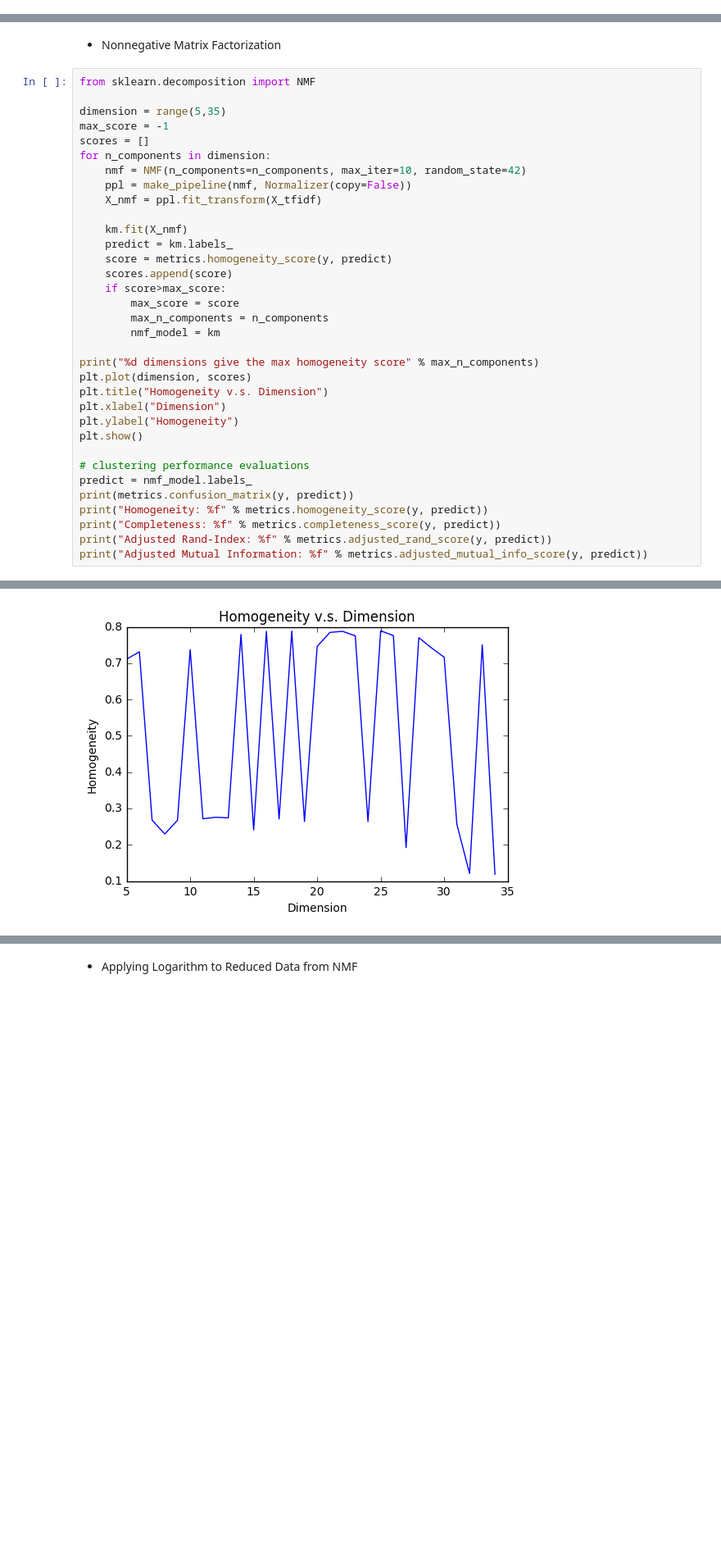
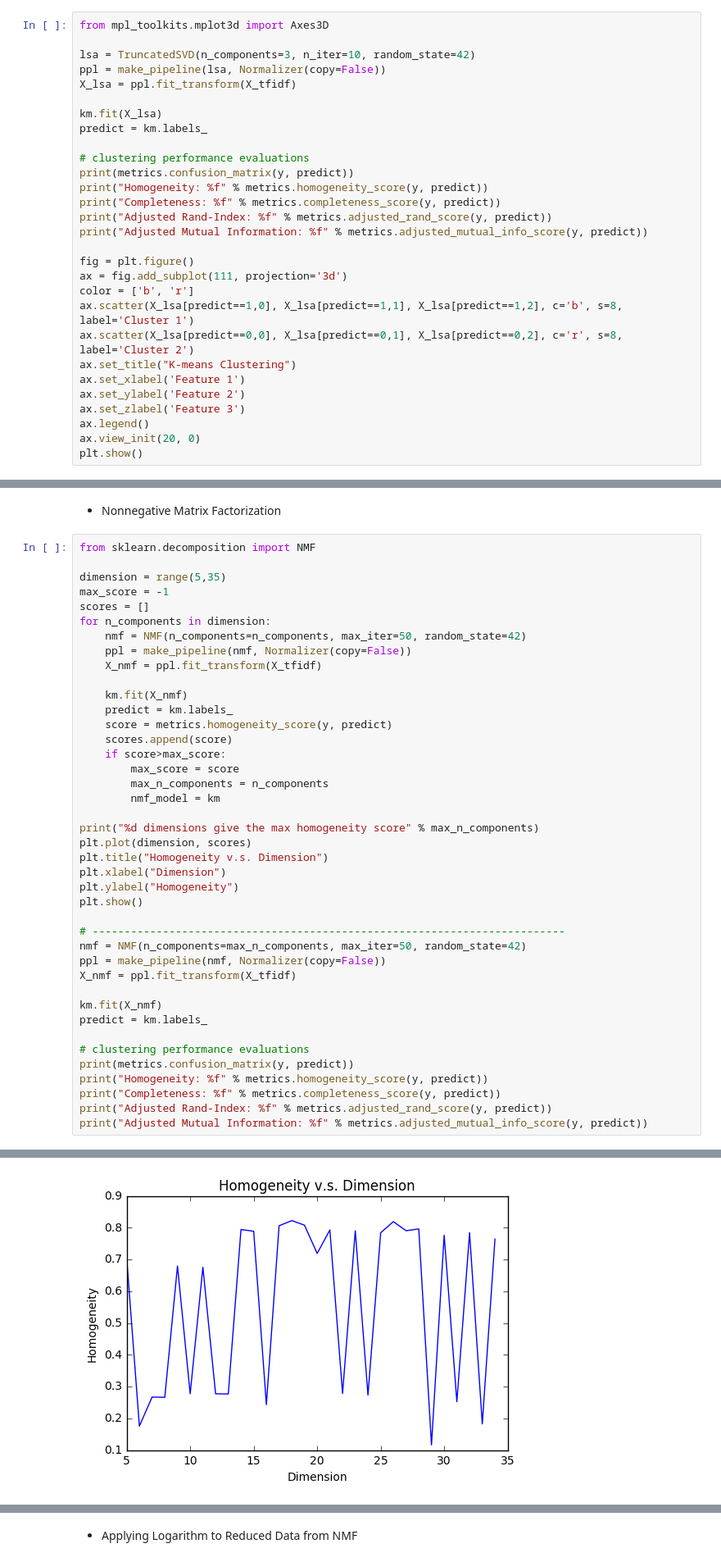
Before and after one commit to hc934/EE_219, a Jupyter notebook: hw4.ipynb, the cells around one changed output, grey strips where cells are left out. Shown at 82% size. Drawn from its saved outputs; the diff is of its cells as text; blank space fills up the shorter version.

```diff
--- a/hw4.ipynb
+++ b/hw4.ipynb
@@ -161,0 +200,29 @@ Adjusted Mutual Information: 0.510651
+# %%
+from mpl_toolkits.mplot3d import Axes3D
+
+lsa = TruncatedSVD(n_components=3, n_iter=10, random_state=42)
+ppl = make_pipeline(lsa, Normalizer(copy=False))
+X_lsa = ppl.fit_transform(X_tfidf)
+
+km.fit(X_lsa)
+predict = km.labels_
+
+# clustering performance evaluations
+print(metrics.confusion_matrix(y, predict))
+print("Homogeneity: %f" % metrics.homogeneity_score(y, predict))
+print("Completeness: %f" % metrics.completeness_score(y, predict))
+print("Adjusted Rand-Index: %f" % metrics.adjusted_rand_score(y, predict))
+print("Adjusted Mutual Information: %f" % metrics.adjusted_mutual_info_score(y, predict))
+
+fig = plt.figure()
+ax = fig.add_subplot(111, projection='3d')
+color = ['b', 'r']
+ax.scatter(X_lsa[predict==1,0], X_lsa[predict==1,1], X_lsa[predict==1,2], c='b', s=8, label='Cluster 1')
+ax.scatter(X_lsa[predict==0,0], X_lsa[predict==0,1], X_lsa[predict==0,2], c='r', s=8, label='Cluster 2')
+ax.set_title("K-means Clustering")
+ax.set_xlabel('Feature 1')
+ax.set_ylabel('Feature 2')
+ax.set_zlabel('Feature 3')
+ax.legend()
+ax.view_init(20, 0)
+plt.show()
@@ -168,7 +243,7 @@ dimension = range(5,35)
 max_score = -1
 scores = []
 for n_components in dimension:
-    nmf = NMF(n_components=n_components, max_iter=10, random_state=42)
+    nmf = NMF(n_components=n_components, max_iter=50, random_state=42)
     ppl = make_pipeline(nmf, Normalizer(copy=False))
     X_nmf = ppl.fit_transform(X_tfidf)
 
@@ -188,8 +263,15 @@ plt.xlabel("Dimension")
 plt.ylabel("Homogeneity")
 plt.show()
 
+# --------------------------------------------------------------------------
+nmf = NMF(n_components=max_n_components, max_iter=50, random_state=42)
+ppl = make_pipeline(nmf, Normalizer(copy=False))
+X_nmf = ppl.fit_transform(X_tfidf)
+
+km.fit(X_nmf)
+predict = km.labels_
+
 # clustering performance evaluations
-predict = nmf_model.labels_
 print(metrics.confusion_matrix(y, predict))
 print("Homogeneity: %f" % metrics.homogeneity_score(y, predict))
 print("Completeness: %f" % metrics.completeness_score(y, predict))
@@ -200 +282 @@ print("Adjusted Mutual Information: %f" % metrics.adjusted_mutual_info_score(y,
-[figure, old version]
+[figure, new version]
```
Also changed, not shown: parts of 12 cells of this notebook.
